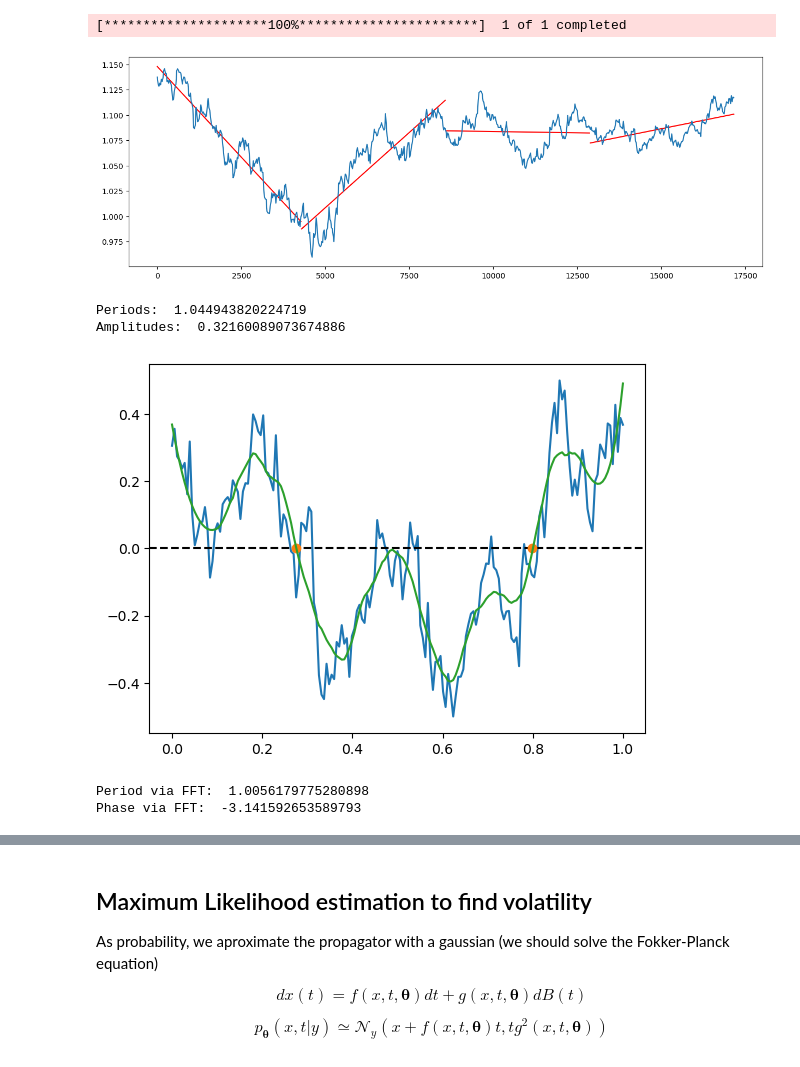
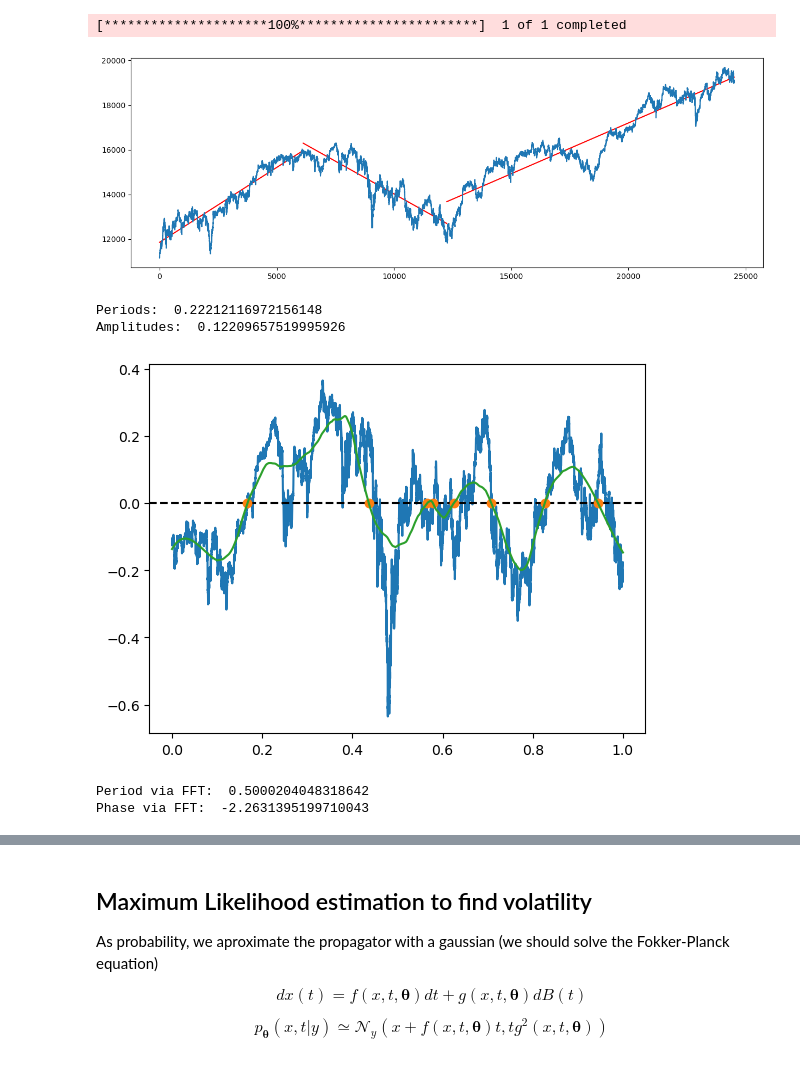
Before and after one commit to lorenzorizzi17/MeanReversionMetric, a Jupyter notebook: param_estimation.ipynb, the cells around one changed output, grey strips where cells are left out. Cells and saved outputs as stored; diff of their text form; code cells hidden in the pictures.

```diff
--- a/param_estimation.ipynb
+++ b/param_estimation.ipynb
@@ -5,6 +5,9 @@ import matplotlib.pyplot as plt
 # %%
 data = mr.download_asset("EURUSD=X", start='2022-01-01',end='2024-10-01')
 mesh = np.linspace(0, len(data), 5)
+
+data = mr.load_asset("data/DAX_M15_202005242300_202411131015.csv")
+mesh = np.array([0,int(len(data)/4), int(len(data)/2), int(len(data))])
 
 fig = plt.figure(figsize=(15,5))
 ax = plt.subplot()
@@ -13,12 +16,12 @@ ax.plot(data.index, data["Close"])
 plt.show()
 # %% [output]
 [*********************100%***********************]  1 of 1 completed
-[figure, old version]
+[figure, new version]
 # %%
 # TODO: extrapolate functions to meanreversion.py
 
-x = slices[3].to_numpy()
-t = slices[3].index.to_numpy()
+x = slices[1].to_numpy()
+t = slices[1].index.to_numpy()
 
 t = (t - t.min()) / (t.max()-t.min())   # Normalize time values to [0, 1]
 x = x / (x.max()-x.min())   # Normalize price values to [0, 1]
@@ -69,36 +72,36 @@ def find_periods(t : np.array, x : np.array) -> np.array:
 def find_amplitudes(t : np.array, x : np.array, factor = 0.3) -> np.array:
     """
     Find the amplitudes of the peaks in the given time series data.
 
     Parameters:
      - t (np.array): Array of time values.
      - x (np.array): Array of corresponding data values.
      - factor (float, optional): Factor to adjust the tollerance distance between peaks. Default is 0.3.
 
     Returns:
      - np.array: Array of amplitudes of the detected peaks.
     """
     dist = factor*len(x)*np.mean(find_periods(t, x))/(t.max()-t.min())
     max_peaks, _ = find_peaks(x, distance=dist, height=0.0)
     min_peaks, _ = find_peaks(-x, distance=dist, height=0.0)
     return np.concatenate((x[max_peaks], -x[min_peaks]))
 
 
 periods = find_periods(t, x_filtered)
 peaks = find_amplitudes(t, x_filtered)
 
 print("Periods: ", np.mean(periods))
 print("Amplitudes: ", np.mean(peaks))
 
 plt.plot(t, x)
 plt.axhline(0, color='black', linestyle='--')
 plt.plot(find_zeros(t, x_filtered), np.zeros(len(find_zeros(t, x_filtered))), 'o')
 plt.plot(t, x_filtered)
 plt.show()
 # %% [output]
-Periods:  1.044943820224719
-Amplitudes:  0.32160089073674886
+Periods:  0.22212116972156148
+Amplitudes:  0.12209657519995926
-[figure, old version]
+[figure, new version]
 # %%
 from scipy.fftpack import fft, fftfreq, ifft
 
@@ -126,8 +129,8 @@ period_fft, phase_fft = find_period_fft(t, x_filtered)
 print("Period via FFT: ", period_fft)
 print("Phase via FFT: ", phase_fft)
 # %% [output]
-Period via FFT:  1.0056179775280898
-Phase via FFT:  -3.141592653589793
+Period via FFT:  0.5000204048318642
+Phase via FFT:  -2.2631395199710043
 # %%
 plt.plot(t, x)
 plt.plot(t, x_filtered)
```
Also changed, not shown: parts of 2 cells of this notebook, 9 other files.
